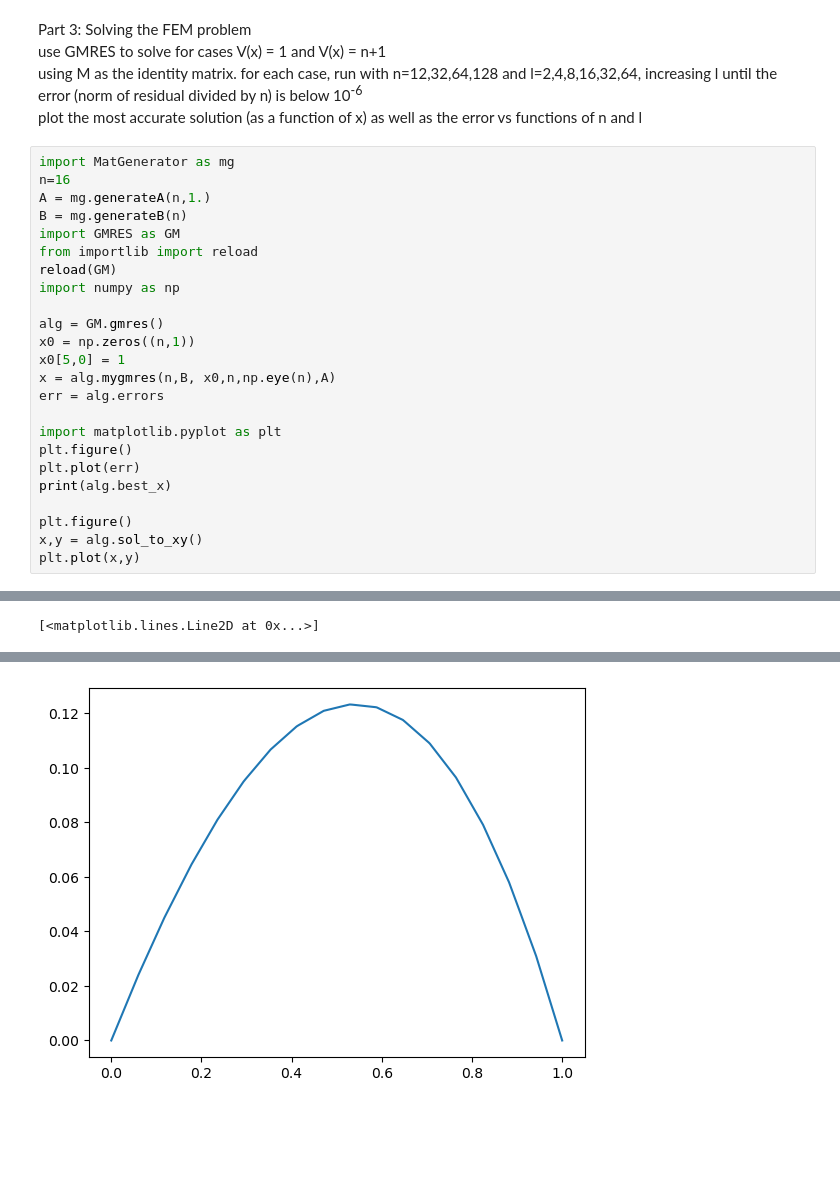
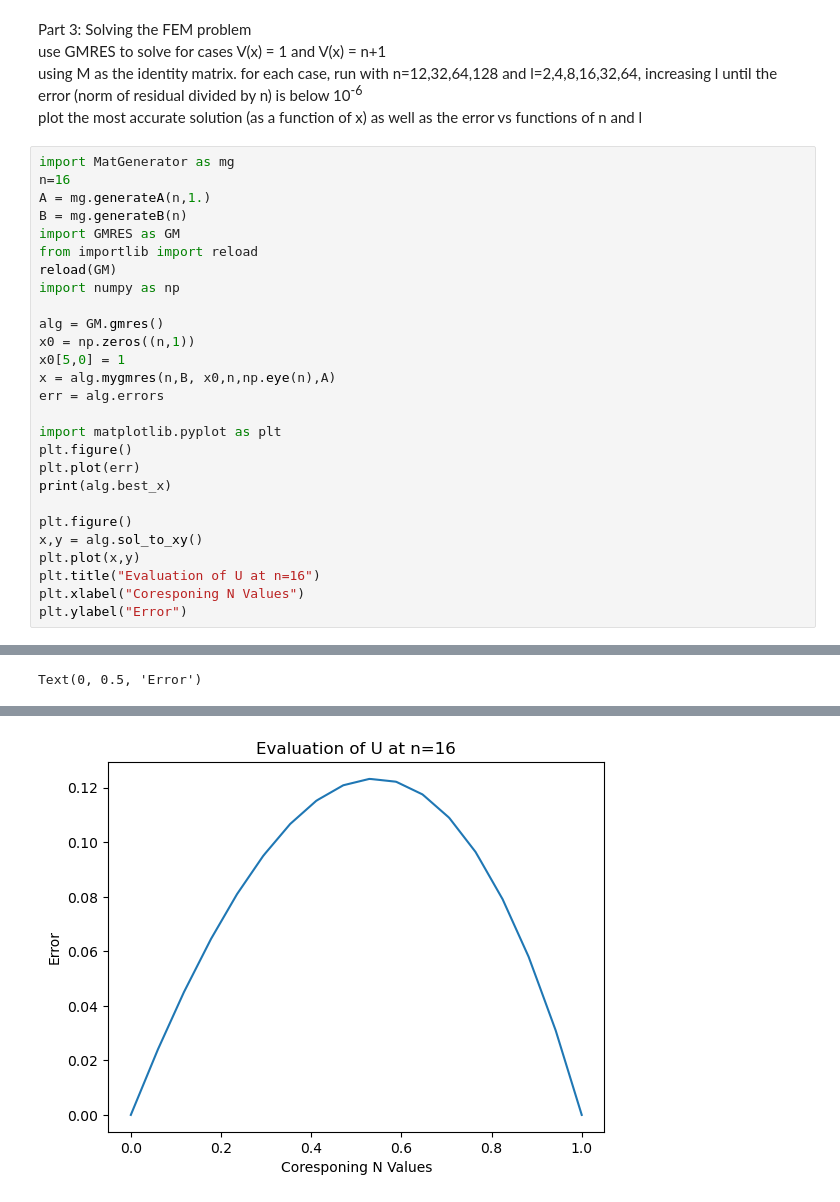
Before and after one commit to BlakePR/LinAlgGroupHw, a Jupyter notebook: report.ipynb, the cells around one changed output, grey strips where cells are left out. Drawn from its saved outputs; the diff is of its cells as text; blank space fills up the shorter version.

```diff
--- a/report.ipynb
+++ b/report.ipynb
@@ -86,32 +86,35 @@ x0 = np.zeros((n,1))
 x0[5,0] = 1
 x = alg.mygmres(n,B, x0,n,np.eye(n),A)
 err = alg.errors
 
 import matplotlib.pyplot as plt
 plt.figure()
 plt.plot(err)
 print(alg.best_x)
 
 plt.figure()
 x,y = alg.sol_to_xy()
 plt.plot(x,y)
+plt.title("Evaluation of U at n=16")
+plt.xlabel("Coresponing N Values")
+plt.ylabel("Error")
 # %% [output]
 [[0.02356831]
  [0.04499993]
  [0.06416538]
  [0.08092731]
  [0.09514006]
  [0.10664912]
  [0.11529063]
  [0.12089081]
  [0.12326534]
  [0.12221871]
  [0.11754358]
  [0.10902006]
  [0.09641489]
  [0.07948072]
  [0.05795516]
  [0.03155997]]
-[<matplotlib.lines.Line2D at 0x...>]
+Text(0, 0.5, 'Error')
 [figure]
-[figure, old version]
+[figure, new version]
```
Also changed, not shown: parts of 3 cells of this notebook.
